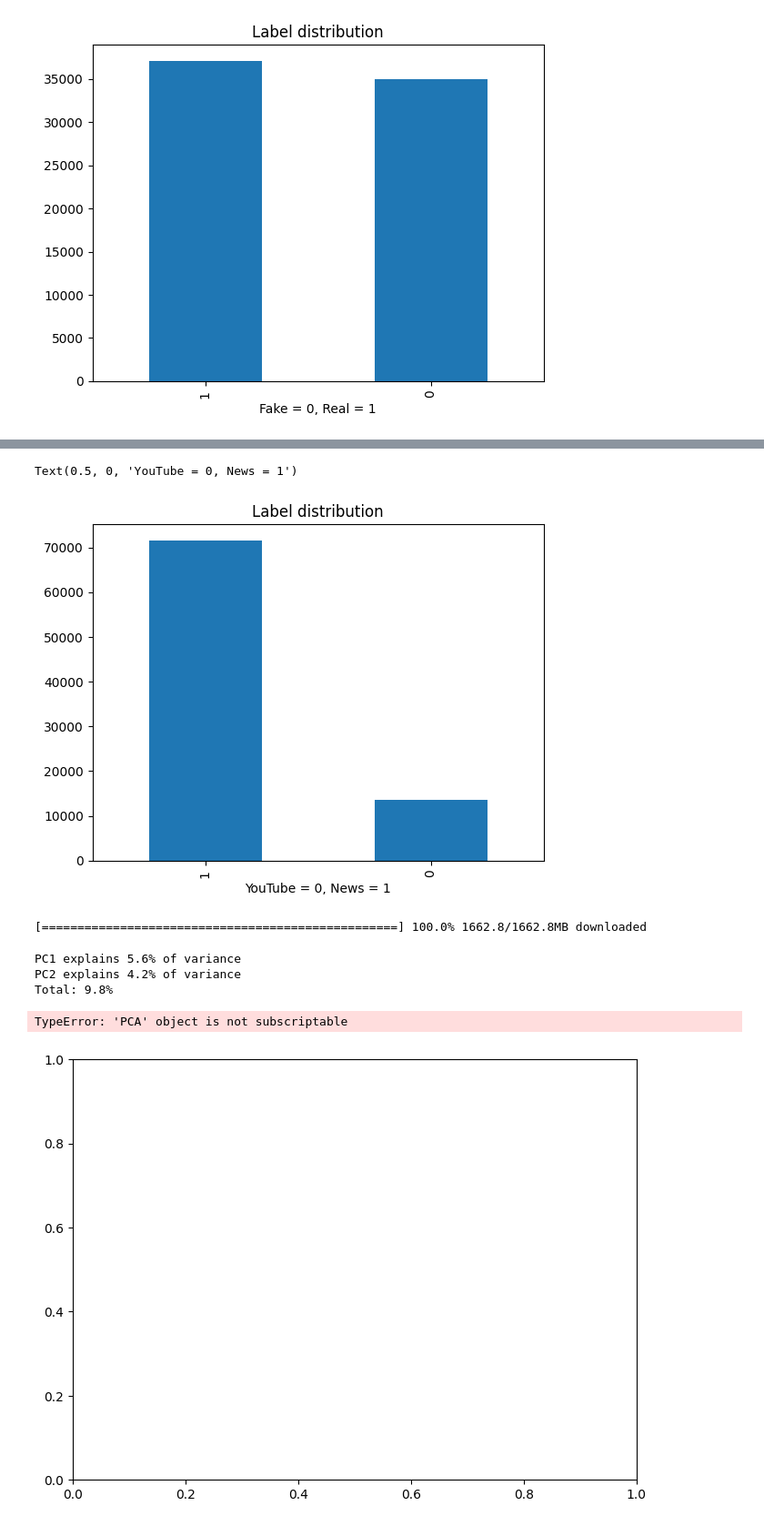
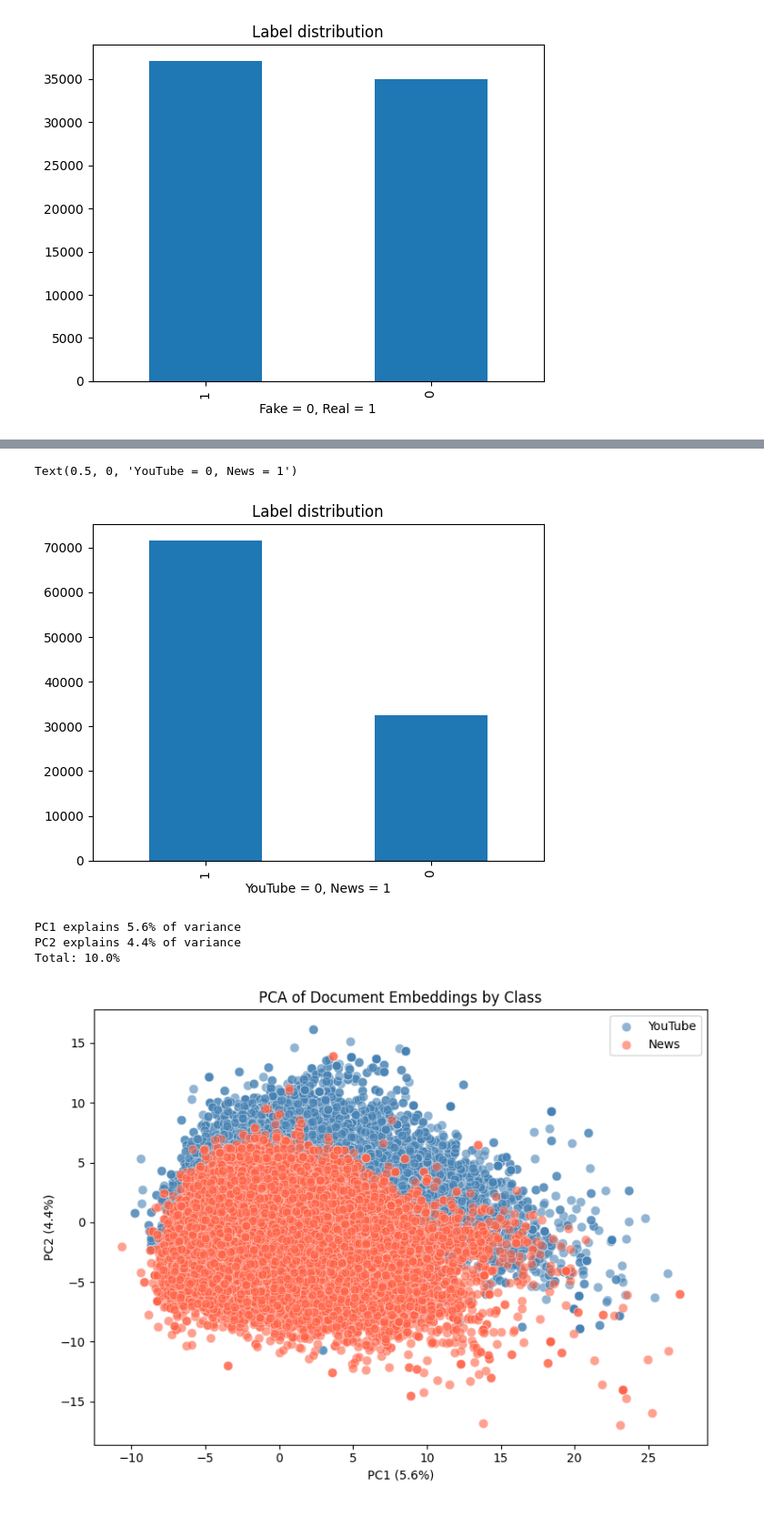
Before and after one commit to sheicksen/CISC483-EngageTactics, a Jupyter notebook: analysis.ipynb, the cells around one changed output, grey strips where cells are left out. Shown at 91% size. Saved outputs shown, nothing was run; the diff lists cells and outputs as text; code cells hidden in the pictures.

```diff
--- a/analysis.ipynb
+++ b/analysis.ipynb
@@ -21,7 +21,9 @@ Path to YouTube dataset files: C:\Users\sheic\.cache\kagglehub\datasets\bsthere\
 # %%
 ## Import US YouTube Data
 yt_df = pd.read_csv(yt_path + "/US_trending.csv")
+yt_ca_df = pd.read_csv(yt_path + "/CA_trending.csv")
 
+yt_df = pd.concat([yt_df, yt_ca_df], ignore_index=True)
 print(yt_df.info())
 # %% [output]
 <class 'pandas.DataFrame'>
@@ -295,10 +294,10 @@ Text(0.5, 0, 'Fake = 0, Real = 1')
 [figure]
 # %%
 fn_vectorizer = CountVectorizer(stop_words='english', max_features=5000, ngram_range=(1,2), max_df = 0.02, min_df = 0.005)
-fn_df["combined_text"] = fn_df["title"] + fn_df["text"]
-fn_clean = fn_df.dropna(subset=["combined_text"])
+# fn_df["combined_text"] = fn_df["title"] + fn_df["text"]
+# fn_clean = fn_df.dropna(subset=["combined_text"])
 
-fn_clean.head()
+# fn_clean.head()
 fn_vector = fn_vectorizer.fit_transform(fn_clean["combined_text"])
 fn_vocab = list(fn_vectorizer.vocabulary_.keys())
 
@@ -320,7 +321,7 @@ Vocab overlap:  380
 # %%
 
 labeled_yt_df = pd.DataFrame()
-labeled_yt_df['text'] = yt_clean['title']
+labeled_yt_df['text'] = yt_df['title']
 labeled_yt_df['label'] = 0
 
 
@@ -363,7 +364,7 @@ plt.title("Label distribution")
 plt.xlabel("YouTube = 0, News = 1")
 # %% [output]
 Text(0.5, 0, 'YouTube = 0, News = 1')
-[figure, old version]
+[figure, new version]
 # %%
 import gensim.downloader as api
 embedding_model = api.load("word2vec-google-news-300")
@@ -371,17 +372,18 @@ EMBEDDING_DIM = 300
 
 vectorizer = CountVectorizer(
     stop_words="english",
-    min_df=2,
-    max_df=0.95,
+    # min_df=2,
+    # max_df=0.95,
 )
 vectorizer.fit(labeled_df["text"])
 tokenizer = vectorizer.build_analyzer()
 
 def document_to_vector(text, model, dim):
     """
+    CREDIT: Claude Sonnet 4.6
     Tokenize a document and average the embeddings of known words.
     Words not in the embedding vocabulary are skipped.
-    Returns a zero vector if no words are found (e.g. very short/clean text).
+    Returns a zero vector if no words are found.
     """
     tokens = tokenizer(text)
     vectors = []
@@ -398,39 +400,36 @@ doc_vectors = np.array([
     document_to_vector(doc, embedding_model, EMBEDDING_DIM)
     for doc in labeled_df["text"]
 ])
-# %% [output]
-[==================================================] 100.0% 1662.8/1662.8MB downloaded
 # %%
 from sklearn.preprocessing import StandardScaler
 scaler = StandardScaler()
 vectors_scaled = scaler.fit_transform(doc_vectors)
 
 pca = PCA(n_components=2)
-vectors_2d = pca.fit(vectors_scaled)
+vectors_2d = pca.fit_transform(vectors_scaled)
 explained = pca.explained_variance_ratio_
 print(f"PC1 explains {explained[0]*100:.1f}% of variance")
 print(f"PC2 explains {explained[1]*100:.1f}% of variance")
 print(f"Total: {sum(explained)*100:.1f}%")
 
 fig, ax = plt.subplots(figsize=(8, 6))
 colors = ["steelblue", "tomato"]
 class_names = ["YouTube", "News"]
 
 for class_id in [0, 1]:
     mask = np.array(labeled_df['label']) == class_id
     ax.scatter(vectors_2d[mask, 0], vectors_2d[mask, 1],
                label=class_names[class_id], color=colors[class_id],
                alpha=0.6, edgecolors="white", linewidths=0.4, s=60)
 
 ax.set_xlabel(f"PC1 ({explained[0]*100:.1f}%)")
 ax.set_ylabel(f"PC2 ({explained[1]*100:.1f}%)")
 ax.set_title("PCA of Document Embeddings by Class")
 ax.legend()
 plt.tight_layout()
 plt.show()
 # %% [output]
 PC1 explains 5.6% of variance
-PC2 explains 4.2% of variance
-Total: 9.8%
+PC2 explains 4.4% of variance
+Total: 10.0%
-TypeError: 'PCA' object is not subscriptable
-[figure, old version]
+[figure, new version]
```
Also changed, not shown: parts of 15 cells of this notebook, 2 other files.
